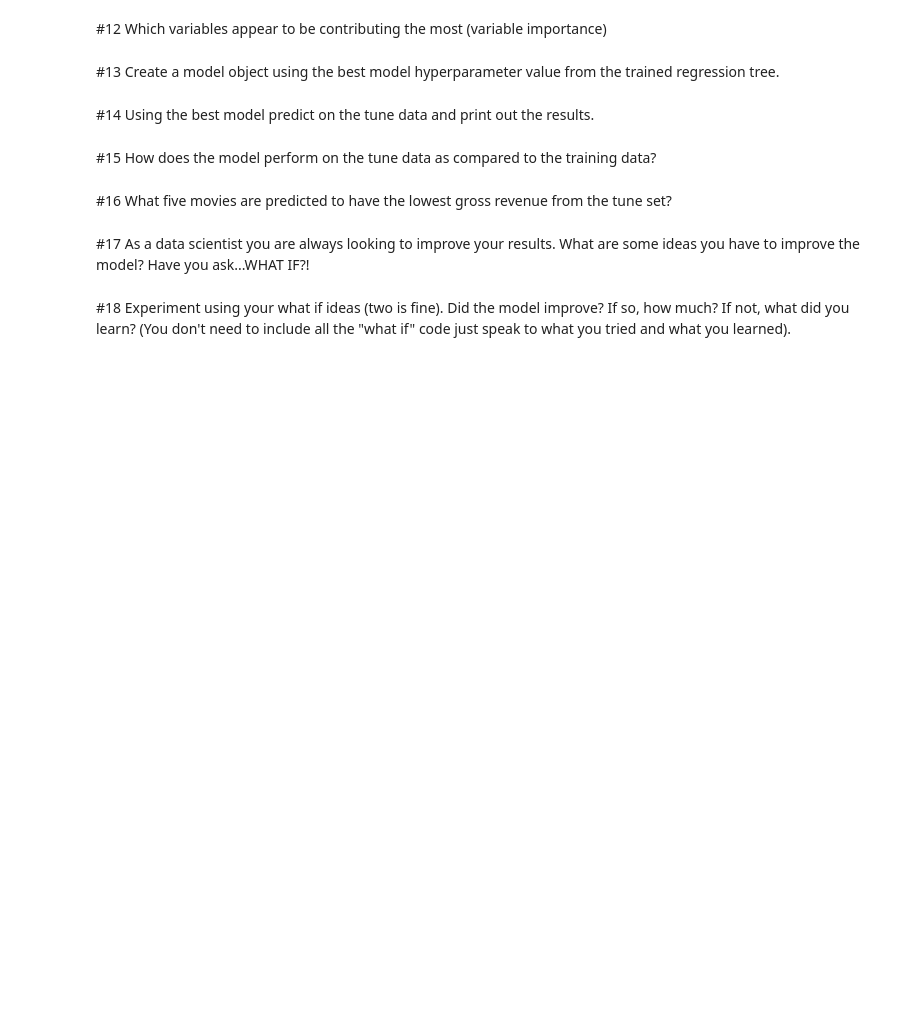
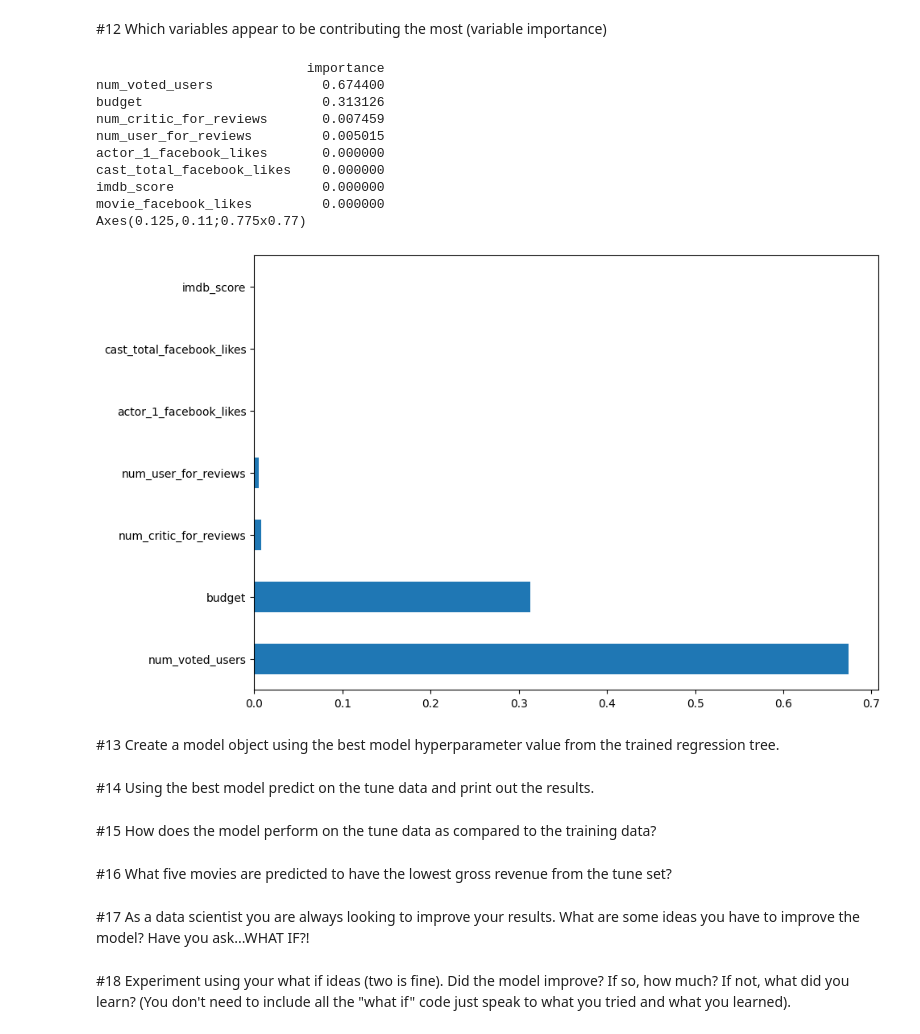
Before and after one commit to mrcarlson3/DS-3021, a Jupyter notebook: 09_DT_Regression/DT_Reg_Lab.ipynb, the cells around one changed output. Saved outputs shown, nothing was run; the diff lists cells and outputs as text; code cells hidden in the pictures; blank space fills up the shorter version.

```diff
--- a/09_DT_Regression/DT_Reg_Lab.ipynb
+++ b/09_DT_Regression/DT_Reg_Lab.ipynb
@@ -111,5 +162,23 @@ param={"max_depth" : [1,2,3,4,5,6,7,8,9,10],
 # %% [markdown]
 #12 Which variables appear to be contributing the most (variable importance)
+# %%
+varimp=pd.DataFrame(best.feature_importances_,index = X_train.columns,columns=['importance']).sort_values('importance', ascending=False)
+print(varimp)
+
+plt.figure(figsize=(10,7))
+print(varimp.importance.nlargest(7).plot(kind='barh'))
+# %% [output]
+                           importance
+num_voted_users              0.674400
+budget                       0.313126
+num_critic_for_reviews       0.007459
+num_user_for_reviews         0.005015
+actor_1_facebook_likes       0.000000
+cast_total_facebook_likes    0.000000
+imdb_score                   0.000000
+movie_facebook_likes         0.000000
+Axes(0.125,0.11;0.775x0.77)
+[figure, added]
 # %% [markdown]
 #13 Create a model object using the best model hyperparameter value from the trained regression tree.
 # %% [markdown]
```
Also changed, not shown: parts of 8 cells of this notebook, 1 other file.
